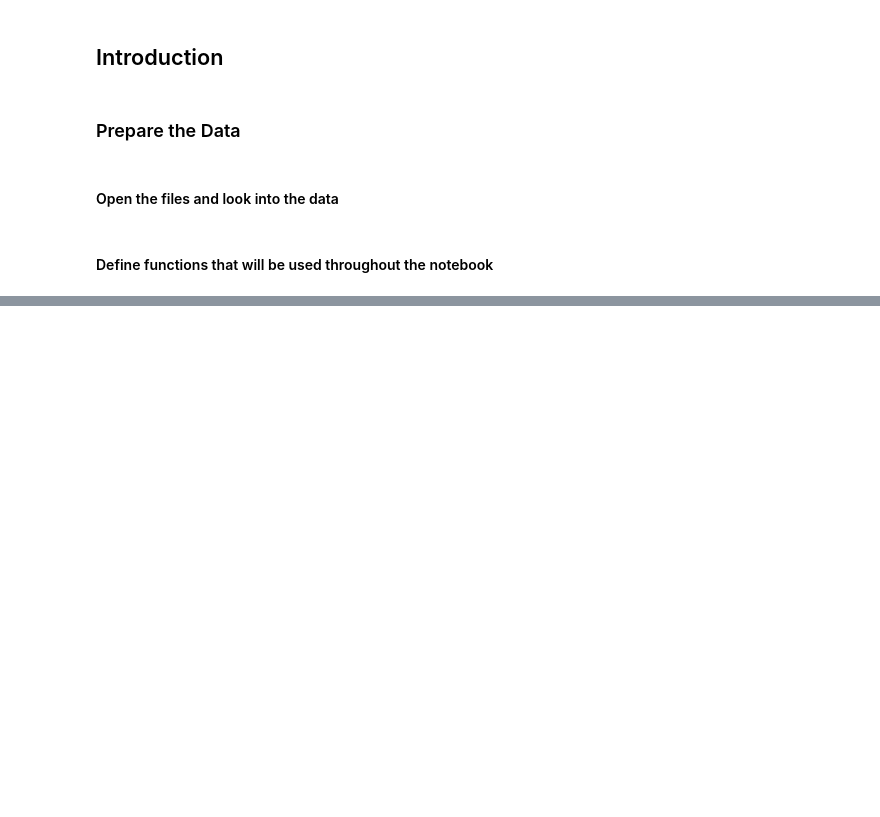
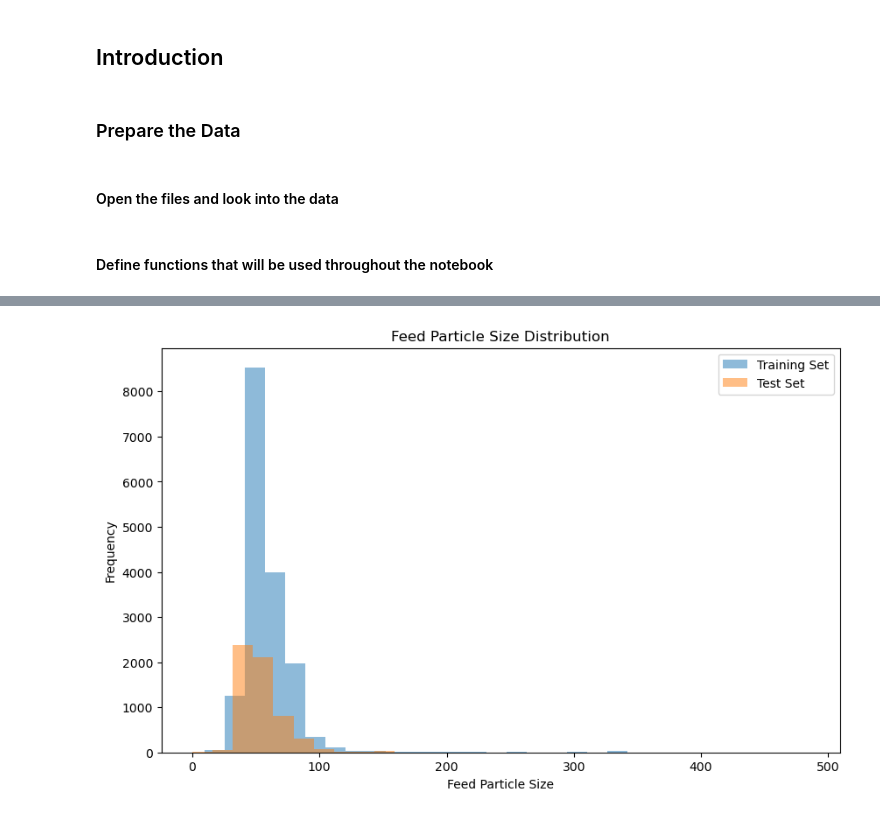
Before and after one commit to jestercruz/TripleTen-Projects, a Jupyter notebook: Sprint 10/zyfra_gold_mine.ipynb, the cells around one changed output, grey strips where cells are left out. Saved outputs shown, nothing was run; the diff lists cells and outputs as text; code cells hidden in the pictures; blank space fills up the shorter version.

```diff
--- a/Sprint 10/zyfra_gold_mine.ipynb
+++ b/Sprint 10/zyfra_gold_mine.ipynb
@@ -118,17 +121,3 @@ secondary_cleaner.state.floatbank6_a_level    101
 max                                    -29.093593
 
 [8 rows x 86 columns]
-# %%
-# Calculate recovery for the rougher.output.recovery feature
-C = train['rougher.output.concentrate_au']
-F = train['rougher.input.feed_au']
-T = train['rougher.output.tail_au']
-
-train['recovery_calculated'] = ((C * (F - T)) / (F * (C - T))) * 100
-
-# Drop the rows with NaN values in 'rougher.output.recovery' and 'recovery_calculated'
-train = train.dropna(subset=['rougher.output.recovery', 'recovery_calculated'])
-
-# Now calculate the MAE
-mae = mean_absolute_error(train['rougher.output.recovery'], train['recovery_calculated'])
-print('Mean Absolute Error:', mae)
@@ -207,0 +448,12 @@ print('Validation MAE:', val_mae)
+# %%
+# Plot feed particle size distributions in the training and test sets
+plt.figure(figsize=(10, 6))
+plt.hist(train['rougher.input.feed_size'], bins=30, alpha=0.5, label='Training Set')
+plt.hist(test['rougher.input.feed_size'], bins=30, alpha=0.5, label='Test Set')
+plt.title('Feed Particle Size Distribution')
+plt.xlabel('Feed Particle Size')
+plt.ylabel('Frequency')
+plt.legend()
+plt.show()
+# %% [output]
+[figure, added]
```
Also changed, not shown: parts of 31 cells of this notebook.
